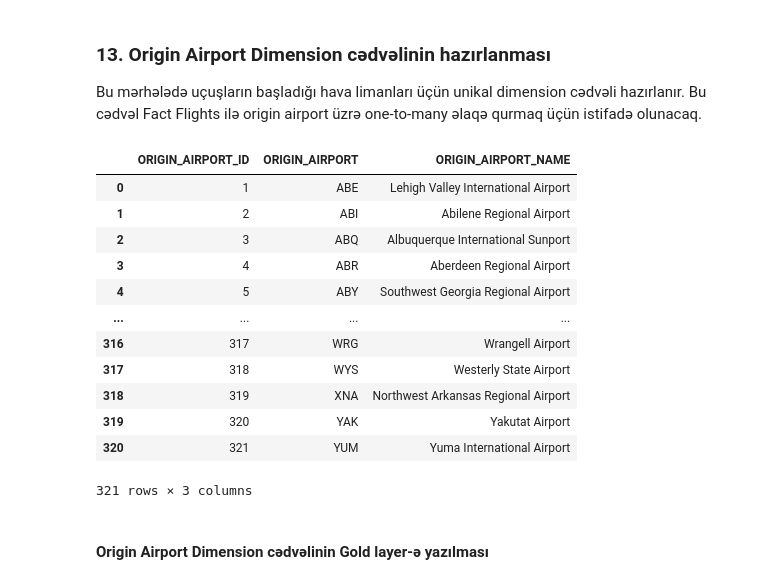
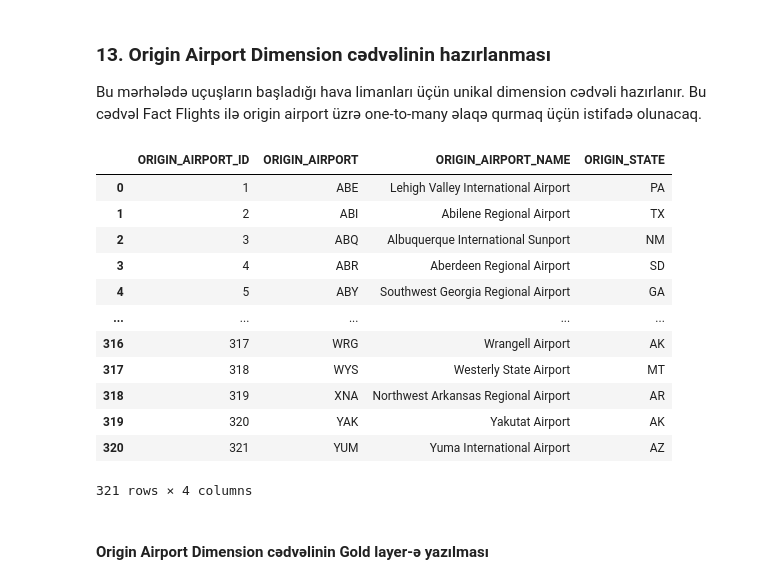
Before and after one commit to edaletsadigov/Flight-delay-analysis-E2E, a Jupyter notebook: notebooks/04_gold.ipynb, the cells around one changed output. Saved outputs shown, nothing was run; the diff lists cells and outputs as text; code cells hidden in the pictures.

```diff
--- a/notebooks/04_gold.ipynb
+++ b/notebooks/04_gold.ipynb
@@ -555,34 +562,35 @@ Bu cədvəl Fact Flights ilə origin airport üzrə one-to-many əlaqə qurmaq
 # %%
 dim_origin_airport = pd.read_sql("""
 SELECT DISTINCT
     ORIGIN_AIRPORT,
-    ORIGIN_AIRPORT_NAME
+    ORIGIN_AIRPORT_NAME,
+    ORIGIN_STATE
 FROM silver.flights_clean
 WHERE ORIGIN_AIRPORT IS NOT NULL
 ORDER BY ORIGIN_AIRPORT
 """, con=engine)
 
 dim_origin_airport.insert(
     0,
     "ORIGIN_AIRPORT_ID",
     range(1, len(dim_origin_airport) + 1)
 )
 
 dim_origin_airport
 # %% [output]
-|  | ORIGIN_AIRPORT_ID | ORIGIN_AIRPORT | ORIGIN_AIRPORT_NAME |
-| 0 | 1 | ABE | Lehigh Valley International Airport |
-| 1 | 2 | ABI | Abilene Regional Airport |
-| 2 | 3 | ABQ | Albuquerque International Sunport |
-| 3 | 4 | ABR | Aberdeen Regional Airport |
-| 4 | 5 | ABY | Southwest Georgia Regional Airport |
-| ... | ... | ... | ... |
-| 316 | 317 | WRG | Wrangell Airport |
-| 317 | 318 | WYS | Westerly State Airport |
-| 318 | 319 | XNA | Northwest Arkansas Regional Airport |
-| 319 | 320 | YAK | Yakutat Airport |
-| 320 | 321 | YUM | Yuma International Airport |
+|  | ORIGIN_AIRPORT_ID | ORIGIN_AIRPORT | ORIGIN_AIRPORT_NAME | ORIGIN_STATE |
+| 0 | 1 | ABE | Lehigh Valley International Airport | PA |
+| 1 | 2 | ABI | Abilene Regional Airport | TX |
+| 2 | 3 | ABQ | Albuquerque International Sunport | NM |
+| 3 | 4 | ABR | Aberdeen Regional Airport | SD |
+| 4 | 5 | ABY | Southwest Georgia Regional Airport | GA |
+| ... | ... | ... | ... | ... |
+| 316 | 317 | WRG | Wrangell Airport | AK |
+| 317 | 318 | WYS | Westerly State Airport | MT |
+| 318 | 319 | XNA | Northwest Arkansas Regional Airport | AR |
+| 319 | 320 | YAK | Yakutat Airport | AK |
+| 320 | 321 | YUM | Yuma International Airport | AZ |
-321 rows × 3 columns
+321 rows × 4 columns
 # %% [markdown]
 #### Origin Airport Dimension cədvəlinin Gold layer-ə yazılması
 # %%
```
Also changed, not shown: parts of 9 cells of this notebook.
